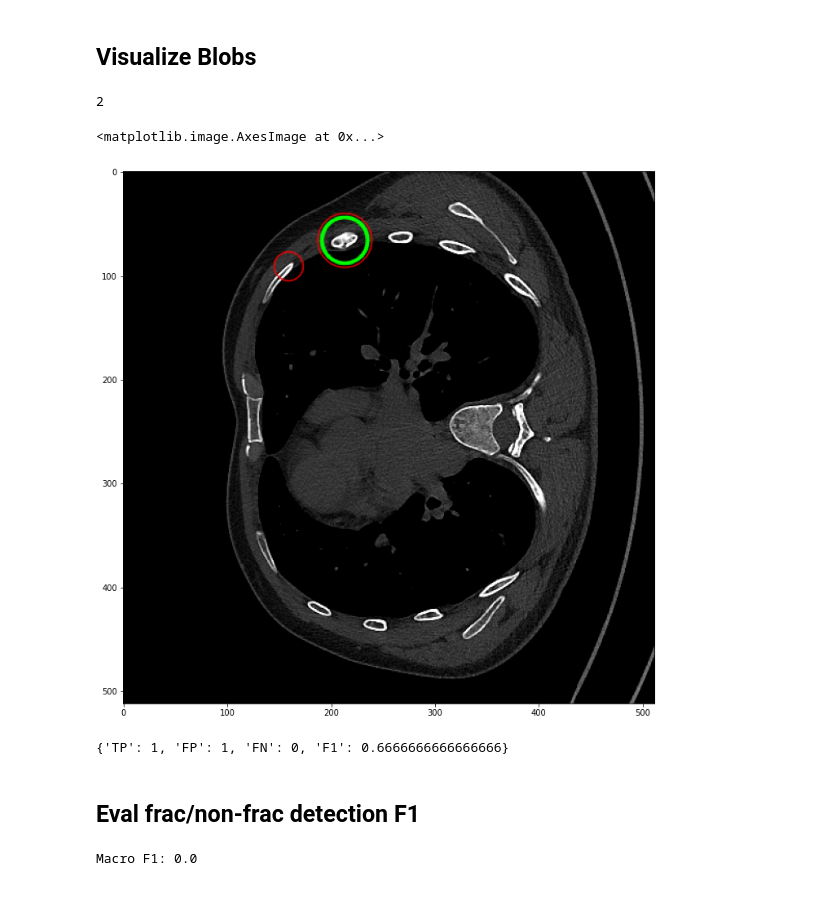
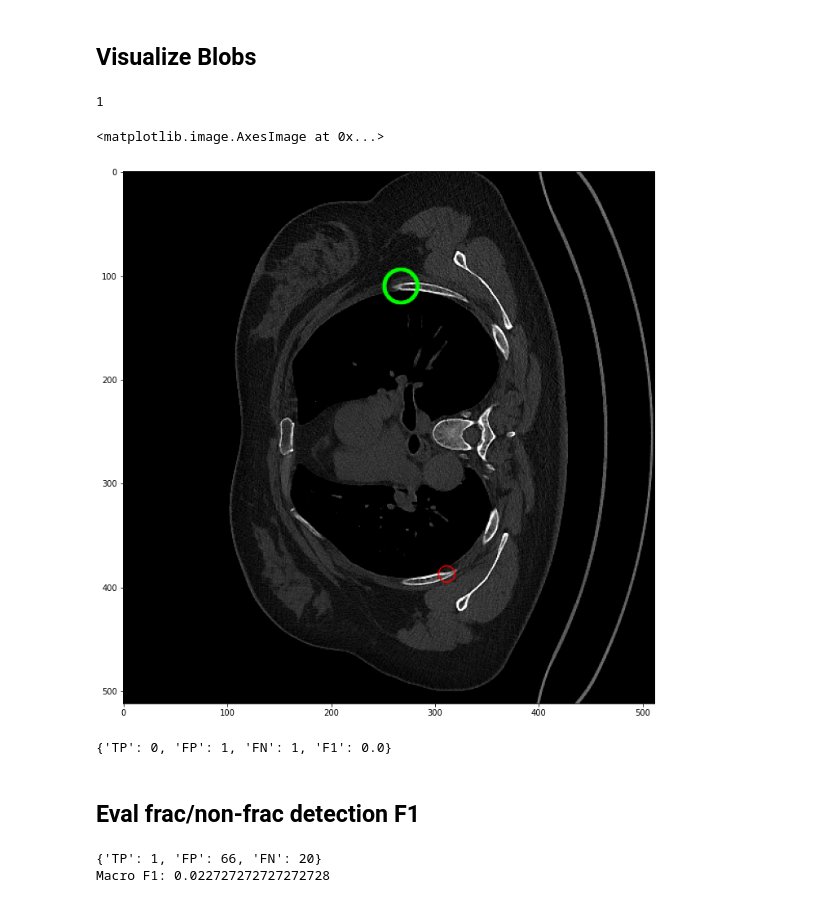
Before and after one commit to snme/fasterrib, a Jupyter notebook: data_exploration/eval.ipynb, the cells around one changed output. Cells and saved outputs as stored; diff of their text form; code cells hidden in the pictures.

```diff
--- a/data_exploration/eval.ipynb
+++ b/data_exploration/eval.ipynb
@@ -25,7 +25,7 @@ Using cpu device
 ## Load the model
 # %%
 model = LitUNet.load_from_checkpoint(
-    "../checkpoints-0605-0023-ce+bd+md+rw-0.5/epoch=94-step=214158-val_bin_dice=0.18.ckpt",
+    "../checkpoints-0610-1151/epoch=3-step=9124-val_bin_dice=0.04.ckpt",
 )
 model.to(device)
 model.eval();
@@ -55,7 +56,7 @@ Num validation slices: 26420
 # %% [markdown]
 ## Take a look at a single slice
 # %%
-batch_0 = dataset[700]
+batch_0 = dataset[0]
 img_0 = batch_0["image"]
 label_0 = batch_0["label"]
 # %%
@@ -96,7 +97,7 @@ binary_probs = (1 - probs[:, 1]).squeeze().detach().cpu().numpy()
 ## Set probability threshold
 # %%
 BIN_PROB_TRESH = 0.9
-binary_probs[binary_probs < BIN_PROB_TRESH] = 0
+binary_prediction = binary_probs > BIN_PROB_TRESH
 # %%
 plt.figure(figsize=(12, 12))
 plt.title("Output Probabilities")
@@ -120,16 +121,16 @@ Binary DICE: 0.65
 # %% [markdown]
 ## OpenCV Blob Detection
 # %%
-def get_bin_prob_blobs(bin_probs, threshold=BIN_PROB_TRESH):
-    threshold = 100 # int(255 * threshold)
-    x = (bin_probs * 255).astype(np.uint8)
-    _, x = cv2.threshold(x, threshold, 255, cv2.THRESH_BINARY_INV)
+def get_bin_prediction_blobs(binary_prediction, threshold=BIN_PROB_TRESH):
+    threshold = int(255 * threshold)
+    x = (binary_prediction * 255).astype(np.uint8)
+    _, x = cv2.threshold(x, 127, 255, cv2.THRESH_BINARY_INV)
     x = cv2.GaussianBlur(x, (3, 3), 0)
     params = cv2.SimpleBlobDetector_Params()
-    params.minThreshold = threshold
+    params.minThreshold = 100
     params.maxThreshold = 255
     params.filterByArea = True
-    params.minArea = 50
+    params.minArea = 30
     detector = cv2.SimpleBlobDetector_create(params)
     keypoints = detector.detect(x)
     return keypoints
@@ -145,45 +146,45 @@ def get_label_slice_blobs(label_slice):
     x = cv2.GaussianBlur(x, (3, 3), 0)
     params = cv2.SimpleBlobDetector_Params()
     params.filterByArea = True
-    params.minArea = 50
+    params.minArea = 30
     detector = cv2.SimpleBlobDetector_create(params)
     keypoints = detector.detect(x)
     return keypoints
 # %% [markdown]
 ## Visualize Blobs
 # %%
-bin_prob_blobs = get_bin_prob_blobs(binary_probs)
-print(len(bin_prob_blobs))
+prediction_blobs = get_bin_prediction_blobs(binary_prediction)
+print(len(prediction_blobs))
 label_blobs = get_label_slice_blobs(label_0.numpy())
 gray_img_0 = cv2.normalize(
     img_0[0].numpy(),
     None,
     alpha=0,
     beta=255,
     norm_type=cv2.NORM_MINMAX,
     dtype=cv2.CV_8U,
 )
 
 vis_img = gray_img_0.copy()
 vis_img = cv2.cvtColor(vis_img, cv2.COLOR_GRAY2RGB)
 for blob in label_blobs:
     x = int(blob.pt[0])
     y = int(blob.pt[1])
     r = int(blob.size)
     cv2.circle(vis_img, (x, y), r, color=(0, 255, 0), thickness=2, lineType=cv2.LINE_AA)
 
-for blob in bin_prob_blobs:
+for blob in prediction_blobs:
     x = int(blob.pt[0])
     y = int(blob.pt[1])
     r = int(blob.size)
     cv2.circle(vis_img, (x, y), r, color=(255, 0, 0), thickness=1, lineType=cv2.LINE_AA)
 
 plt.figure(figsize=(12, 12))
 plt.imshow(vis_img)
 # %% [output]
-2
+1
 <matplotlib.image.AxesImage at 0x...>
-[figure, old version]
+[figure, new version]
 # %%
 def intersection_area(d, R, r):
     """Return the area of intersection of two circles.
@@ -251,9 +252,9 @@ def get_detection_metrics(pred_blobs, label_blobs, iou_thesh = 0.1):
         "F1": F1,
     }
 # %%
-get_detection_metrics(pred_blobs=bin_prob_blobs, label_blobs=label_blobs)
+get_detection_metrics(pred_blobs=prediction_blobs, label_blobs=label_blobs)
 # %% [output]
-{'TP': 1, 'FP': 1, 'FN': 0, 'F1': 0.6666666666666666}
+{'TP': 0, 'FP': 1, 'FN': 1, 'F1': 0.0}
 # %% [markdown]
 ## Eval frac/non-frac detection F1
 # %%
@@ -282,6 +283,8 @@ for i, batch in enumerate(tqdm(data_loader)):
     macro_metrics["FN"] += metrics["FN"]
 # %%
 macro_f1 = macro_metrics["TP"] / (macro_metrics["TP"] + 0.5 * (macro_metrics["FP"] + macro_metrics["FN"]))
+print(macro_metrics)
 print("Macro F1:", macro_f1)
 # %% [output]
-Macro F1: 0.0
+{'TP': 1, 'FP': 66, 'FN': 20}
+Macro F1: 0.022727272727272728
```
Also changed, not shown: parts of 6 cells of this notebook, 1 other file.
